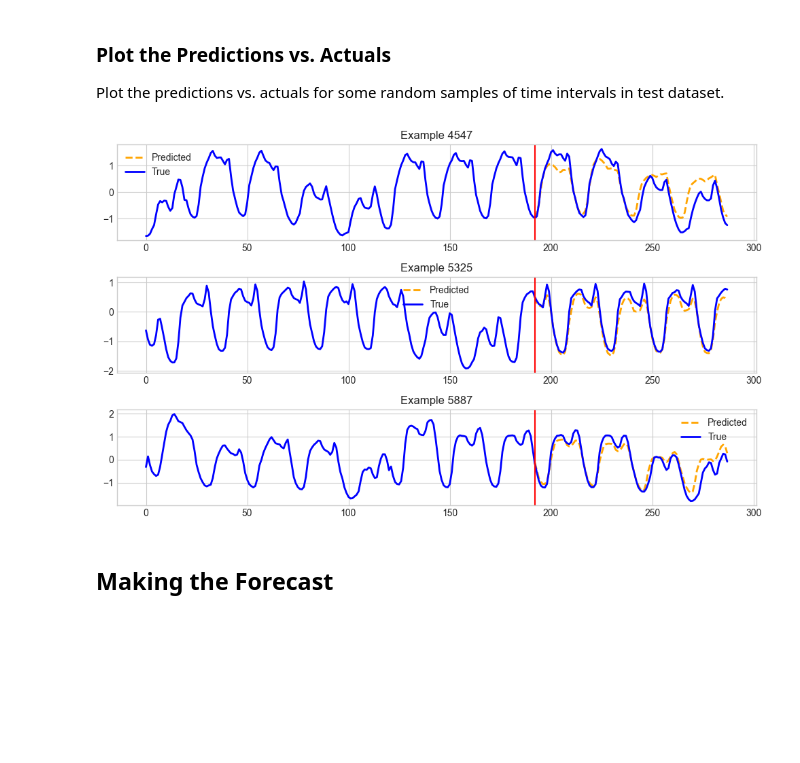
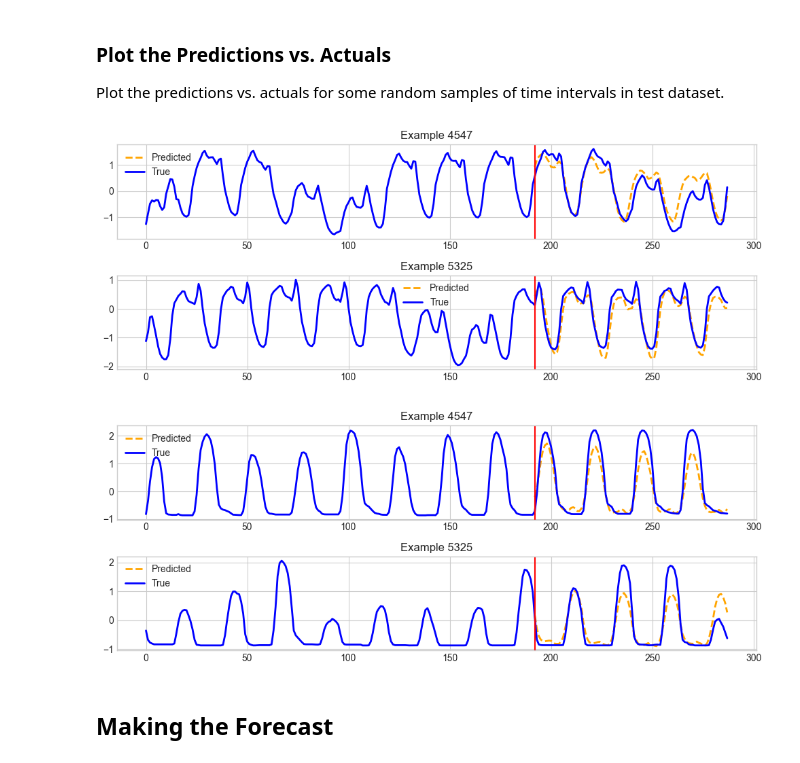
Before and after one commit to ibm-granite-community/granite-timeseries-cookbook, a Jupyter notebook: recipes/Time_Series/Few-shot_Finetuning_and_Evaluation.ipynb, the cells around one changed output. Drawn from its saved outputs; the diff is of its cells as text; code cells hidden in the pictures; blank space fills up the shorter version.

```diff
--- a/recipes/Time_Series/Few-shot_Finetuning_and_Evaluation.ipynb
+++ b/recipes/Time_Series/Few-shot_Finetuning_and_Evaluation.ipynb
@@ -43,7 +43,7 @@ from tsfm_public.toolkit.visualization import plot_predictions
 We provide the names of the timestamp column and the target column to be predicted. The context length (in time steps) is set to match the pretrained model.
 # %%
 timestamp_column = "time"
-target_columns = ["total load actual"]
+target_columns = ["total load actual", "generation solar"]
 
 # TTM model branch
 # Use main for 512-96 model
@@ -109,16 +110,21 @@ for target_column in target_columns:
 We split the data into training, validation, and test sets. The training set is used to train the model, while the test set is used to evaluate its performance.
 # %%
 # Configure the sizes of the splits.
-chunk_length = len(input_df) // 20
-start = 0
-train_end = start + chunk_length * 12
-valid_end = train_end + chunk_length * 4
-test_end = valid_end + chunk_length * 4
+# chunk_length = len(input_df) // 20
+# start = 0
+# train_end = start + chunk_length * 12
+# valid_end = train_end + chunk_length * 4
+# test_end = valid_end + chunk_length * 4
+
+# split_config = {
+#    "train": [0, train_end],
+#    "valid": [train_end, valid_end],
+#    "test": [valid_end, test_end],
+# }
 
 split_config = {
-    "train": [0, train_end],
-    "valid": [train_end, valid_end],
-    "test": [valid_end, test_end],
+    "train": 0.7,
+    "test": 0.2
 }
 
 column_specifiers = {
@@ -153,5 +159,5 @@ The TTM model is hosted on [HuggingFace](https://huggingface.co/ibm-granite/gran
 finetune_forecast_model = TinyTimeMixerForPrediction.from_pretrained(
   "ibm-granite/granite-timeseries-ttm-v1", # Name of the model on HuggingFace.
   num_input_channels=len(target_columns), # Number of input columns.
-  head_dropout=0.7,
+    decoder_mode="mix_channel",
 )
@@ -250,15 +302,22 @@ Plot the predictions vs. actuals for some random samples of time intervals in te
 # %%
 # plot
 plot_predictions(
     model=finetune_forecast_trainer.model,
     dset=test_dataset,
-    plot_dir=os.path.join(OUT_DIR, "ettm2"),
     plot_prefix="test_zeroshot",
     channel=0,
-    indices=[4547, 5325, 5887]
+    indices=[4547, 5325]
 )
+plot_predictions(
+    model=finetune_forecast_trainer.model,
+    dset=test_dataset,
+    plot_prefix="test_zeroshot",
+    channel=1,
+    indices=[4547, 5325]
+)
 # %% [output]
-[figure, old version]
+[figure, new version]
+[figure, added]
 # %% [markdown]
 ## Making the Forecast
 # %% [markdown]
```
Also changed, not shown: parts of 16 cells of this notebook.
